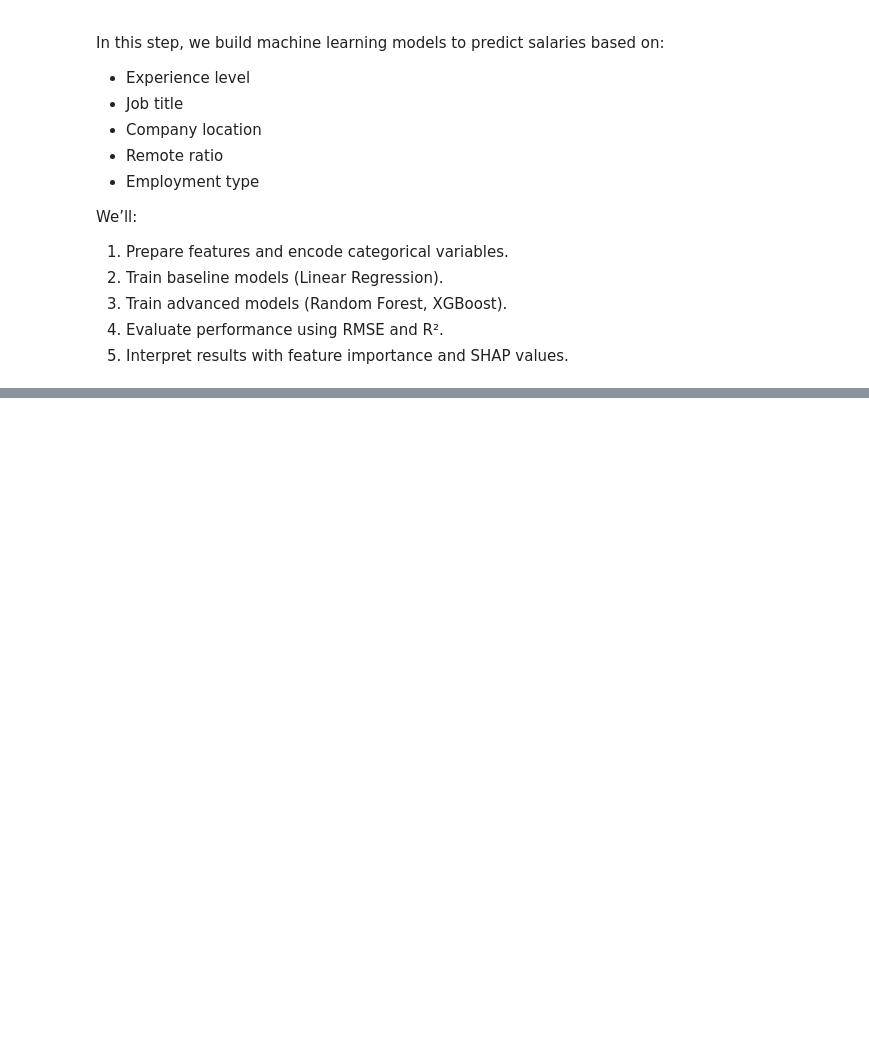
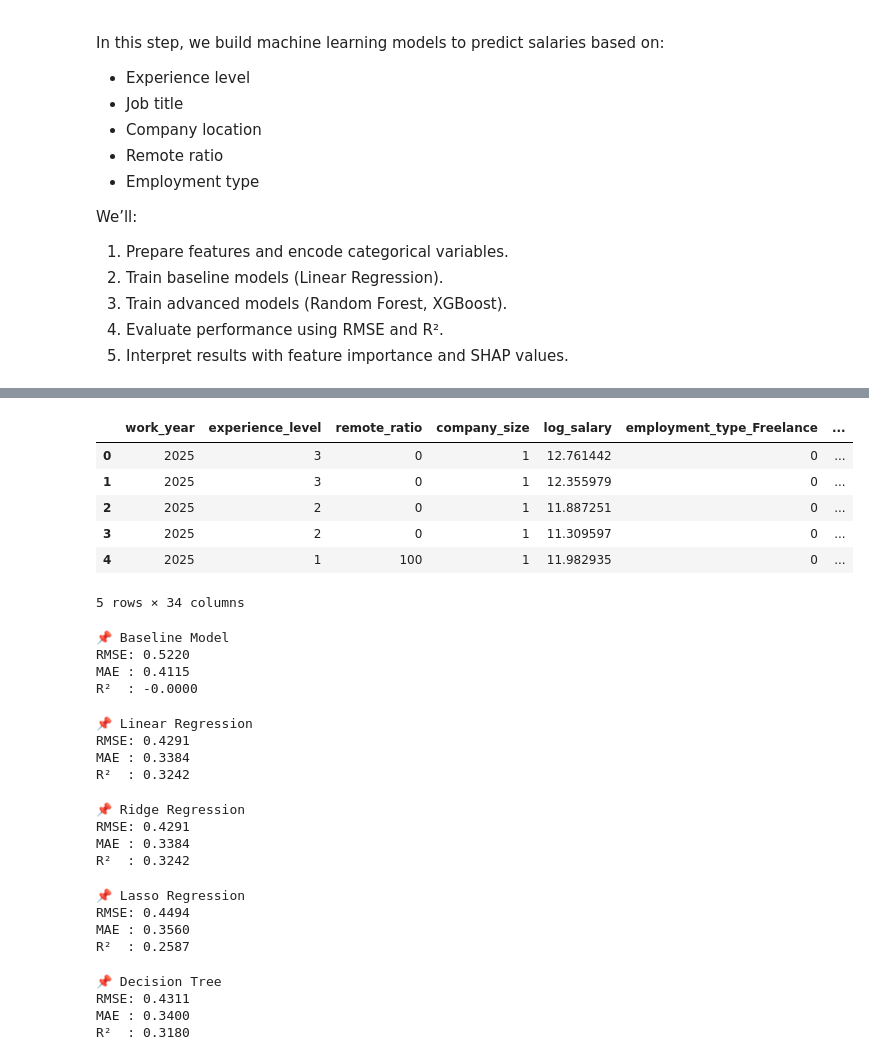
Before and after one commit to DhruvMangal007/ds-salary-trends-analysis, a Jupyter notebook: notebooks/04_salary_prediction_models.ipynb, the cells around one changed output, grey strips where cells are left out. Cells and saved outputs as stored; diff of their text form; code cells hidden in the pictures; blank space fills up the shorter version.

```diff
--- a/notebooks/04_salary_prediction_models.ipynb
+++ b/notebooks/04_salary_prediction_models.ipynb
@@ -228,0 +35,12 @@ plt.show()
+# %%
+df = pd.read_csv("../data/processed/cleaned_ds_jobs.csv")
+
+df.head()
+# %% [output]
+|  | work_year | experience_level | remote_ratio | company_size | log_salary | employment_type_Freelance | ... |
+| 0 | 2025 | 3 | 0 | 1 | 12.761442 | 0 | ... |
+| 1 | 2025 | 3 | 0 | 1 | 12.355979 | 0 | ... |
+| 2 | 2025 | 2 | 0 | 1 | 11.887251 | 0 | ... |
+| 3 | 2025 | 2 | 0 | 1 | 11.309597 | 0 | ... |
+| 4 | 2025 | 1 | 100 | 1 | 11.982935 | 0 | ... |
+5 rows × 34 columns
@@ -228,0 +71,66 @@ plt.show()
+# %%
+# Predict mean of training data
+y_pred_baseline = np.full_like(y_test, y_train.mean())
+
+rmse = np.sqrt(mean_squared_error(y_test, y_pred_baseline))
+mae = mean_absolute_error(y_test, y_pred_baseline)
+r2 = r2_score(y_test, y_pred_baseline)
+
+print("📌 Baseline Model")
+print(f"RMSE: {rmse:.4f}")
+print(f"MAE : {mae:.4f}")
+print(f"R²  : {r2:.4f}")
+
+baseline_results = {"Model": "Baseline", "RMSE": rmse, "MAE": mae, "R2": r2}
+# %% [output]
+📌 Baseline Model
+RMSE: 0.5220
+MAE : 0.4115
+R²  : -0.0000
+# %%
+lr = LinearRegression()
+
+lr_results = evaluate_model(
+    lr, X_train, X_test, y_train, y_test, "Linear Regression"
+)
+# %% [output]
+📌 Linear Regression
+RMSE: 0.4291
+MAE : 0.3384
+R²  : 0.3242
+# %%
+ridge = Ridge(alpha=1.0)
+
+ridge_results = evaluate_model(
+    ridge, X_train, X_test, y_train, y_test, "Ridge Regression"
+)
+# %% [output]
+📌 Ridge Regression
+RMSE: 0.4291
+MAE : 0.3384
+R²  : 0.3242
+# %%
+lasso = Lasso(alpha=0.01)
+
+lasso_results = evaluate_model(
+    lasso, X_train, X_test, y_train, y_test, "Lasso Regression"
+)
+# %% [output]
+📌 Lasso Regression
+RMSE: 0.4494
+MAE : 0.3560
+R²  : 0.2587
+# %%
+dt = DecisionTreeRegressor(
+    max_depth=10,
+    random_state=42
+)
+
+dt_results = evaluate_model(
+    dt, X_train, X_test, y_train, y_test, "Decision Tree"
+)
+# %% [output]
+📌 Decision Tree
+RMSE: 0.4311
+MAE : 0.3400
+R²  : 0.3180
```
Also changed, not shown: parts of 32 cells of this notebook, 3 other files.
